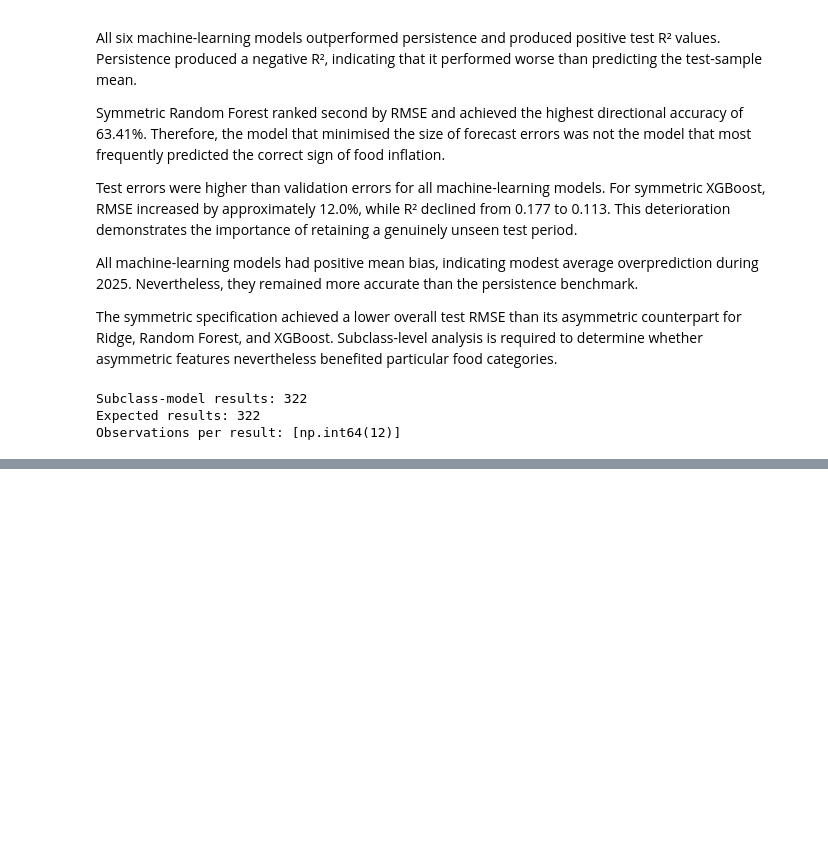
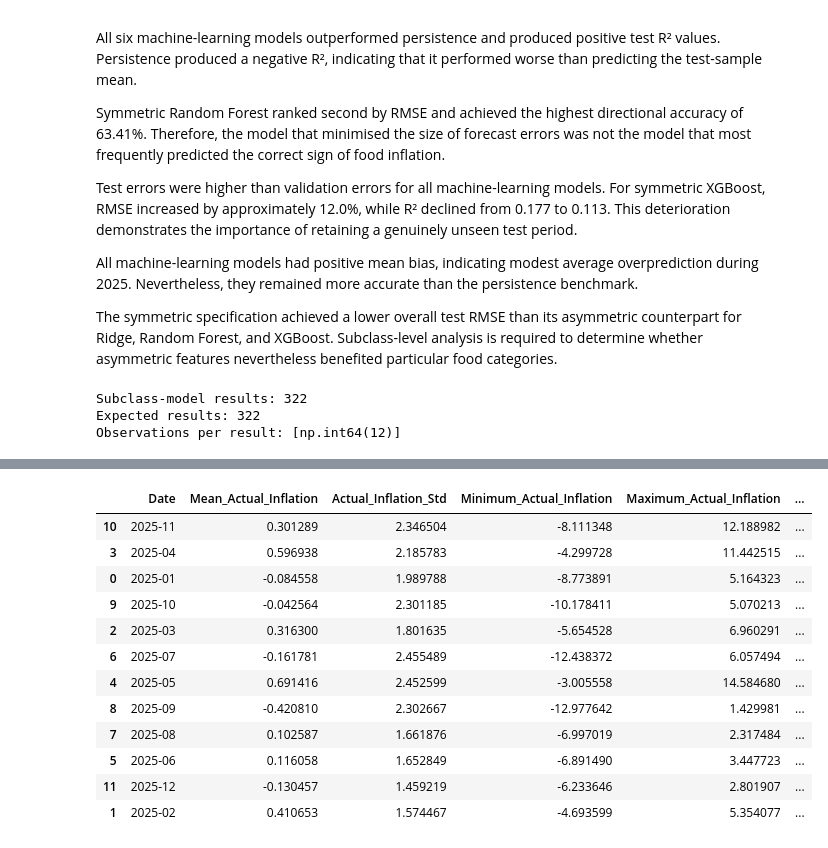
Before and after one commit to MasindiManaga/ERPT_ML_Research, a Jupyter notebook: notebooks/09_Machine_Learning_Evaluation_and_Comparison.ipynb, the cells around one changed output, grey strips where cells are left out. Cells and saved outputs as stored; diff of their text form; code cells hidden in the pictures; blank space fills up the shorter version.

```diff
--- a/notebooks/09_Machine_Learning_Evaluation_and_Comparison.ipynb
+++ b/notebooks/09_Machine_Learning_Evaluation_and_Comparison.ipynb
@@ -706,0 +823,62 @@ Largest asymmetric improvements:
+# %%
+# describe monthly inflation dispersion and forecast difficulty
+monthly_actual_summary = (
+    test_actuals.groupby("Date", as_index=False)
+    .agg(
+        Mean_Actual_Inflation=(
+            "Food_Inflation_Pct",
+            "mean",
+        ),
+        Actual_Inflation_Std=(
+            "Food_Inflation_Pct",
+            "std",
+        ),
+        Minimum_Actual_Inflation=(
+            "Food_Inflation_Pct",
+            "min",
+        ),
+        Maximum_Actual_Inflation=(
+            "Food_Inflation_Pct",
+            "max",
+        ),
+    )
+)
+
+monthly_difficulty = monthly_actual_summary.merge(
+    monthly_winners[
+        [
+            "Date",
+            "Winning_Model",
+            "Winning_Representation",
+            "Winning_RMSE",
+        ]
+    ],
+    on="Date",
+    how="left",
+    validate="one_to_one",
+)
+
+monthly_difficulty["Date"] = (
+    monthly_difficulty["Date"].dt.strftime("%Y-%m")
+)
+
+display(
+    monthly_difficulty.sort_values(
+        "Winning_RMSE",
+        ascending=False,
+    )
+)
+# %% [output]
+|  | Date | Mean_Actual_Inflation | Actual_Inflation_Std | Minimum_Actual_Inflation | Maximum_Actual_Inflation | ... |
+| 10 | 2025-11 | 0.301289 | 2.346504 | -8.111348 | 12.188982 | ... |
+| 3 | 2025-04 | 0.596938 | 2.185783 | -4.299728 | 11.442515 | ... |
+| 0 | 2025-01 | -0.084558 | 1.989788 | -8.773891 | 5.164323 | ... |
+| 9 | 2025-10 | -0.042564 | 2.301185 | -10.178411 | 5.070213 | ... |
+| 2 | 2025-03 | 0.316300 | 1.801635 | -5.654528 | 6.960291 | ... |
+| 6 | 2025-07 | -0.161781 | 2.455489 | -12.438372 | 6.057494 | ... |
+| 4 | 2025-05 | 0.691416 | 2.452599 | -3.005558 | 14.584680 | ... |
+| 8 | 2025-09 | -0.420810 | 2.302667 | -12.977642 | 1.429981 | ... |
+| 7 | 2025-08 | 0.102587 | 1.661876 | -6.997019 | 2.317484 | ... |
+| 5 | 2025-06 | 0.116058 | 1.652849 | -6.891490 | 3.447723 | ... |
+| 11 | 2025-12 | -0.130457 | 1.459219 | -6.233646 | 2.801907 | ... |
+| 1 | 2025-02 | 0.410653 | 1.574467 | -4.693599 | 5.354077 | ... |
```
Also changed, not shown: parts of 13 cells of this notebook.
